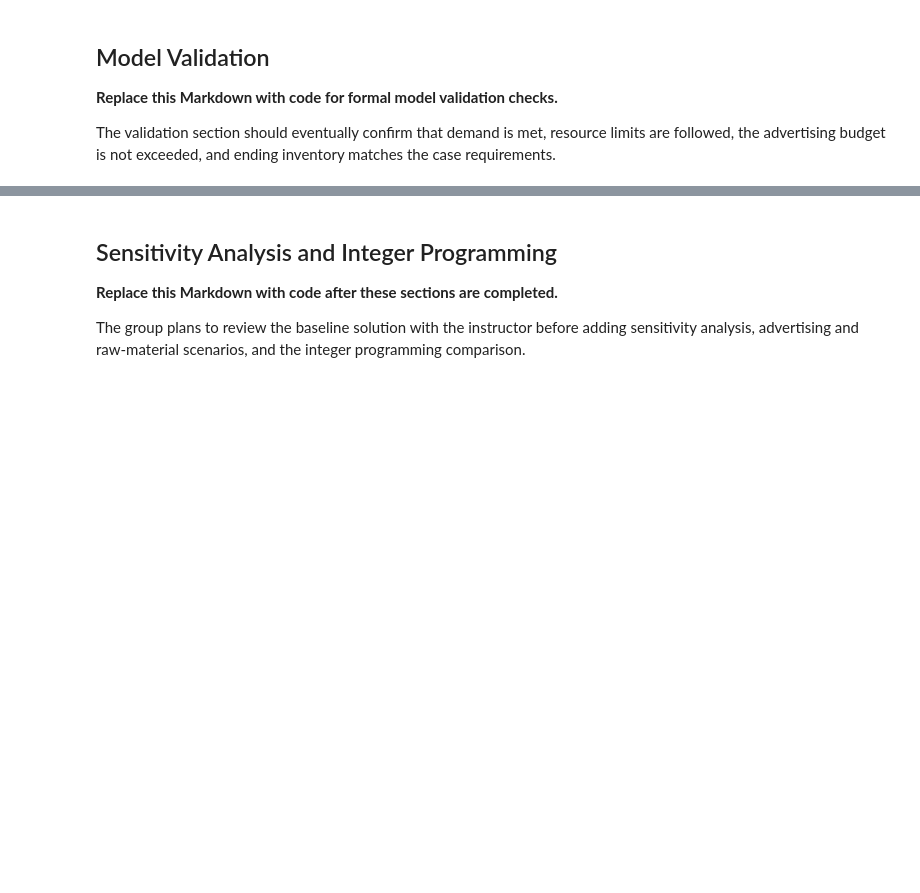
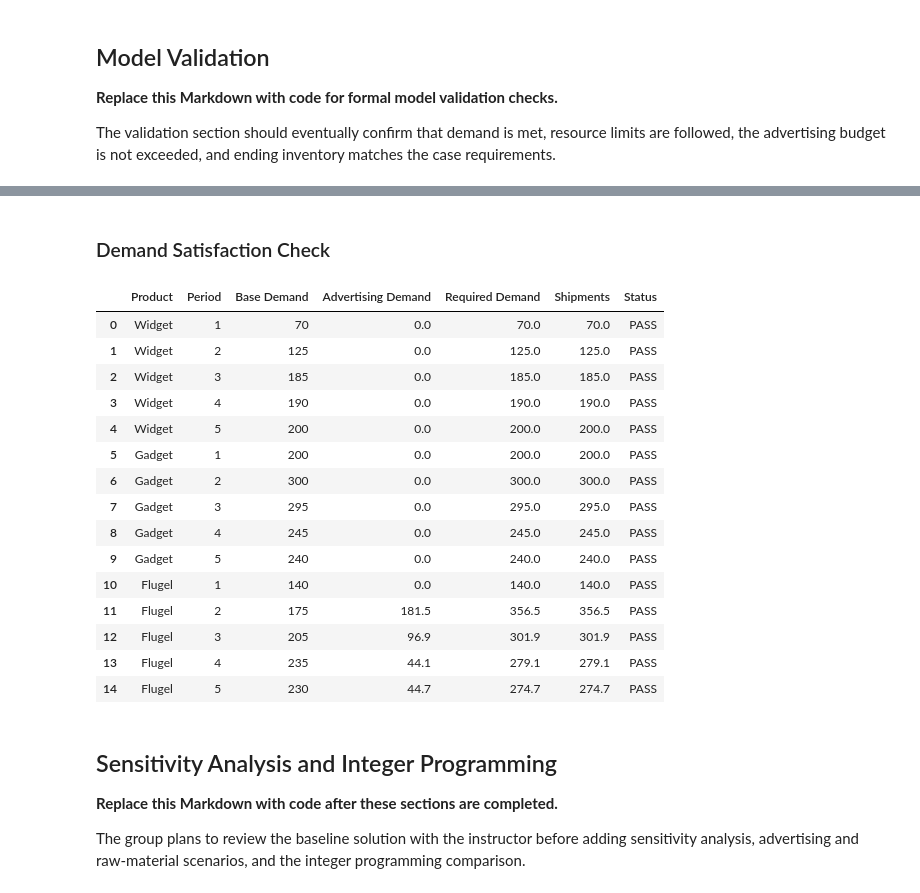
Before and after one commit to saminjune24/NU_Industries_Decision_Analytics, a Jupyter notebook: NU_Industries.ipynb, the cells around one changed output, grey strips where cells are left out. Saved outputs shown, nothing was run; the diff lists cells and outputs as text; code cells hidden in the pictures; blank space fills up the shorter version.

```diff
--- a/NU_Industries.ipynb
+++ b/NU_Industries.ipynb
@@ -637,0 +863,20 @@ The validation section should eventually confirm that demand is met, resource li
+# %%
+# validate ending inventory
+ending_inventory_results = []
+
+for product in products:
+    for plant in plants:
+        ending_inventory_results.append({
+            "Product": product,
+            "Plant": plant,
+            "Ending Inventory": inventory[(product, plant, 5)].varValue,
+            "Status": (
+                "PASS"
+                if abs(inventory[(product, plant, 5)].varValue) <= tolerance
+                else "FAIL"
+            )
+        })
+
+ending_inventory_validation = pd.DataFrame(ending_inventory_results)
+
+ending_inventory_validation.round(1)
@@ -638,3 +929,59 @@ The validation section should eventually confirm that demand is met, resource li
+# %% [markdown]
+### Demand Satisfaction Check
+# %%
+# validate demand satisfaction
+demand_validation_results = []
+
+for product in products:
+    for period in periods:
+        total_shipments = sum(
+            shipment[(product, plant, period)].varValue
+            for plant in plants
+        )
+
+        base_required_demand = base_demand[(product, period)]
+
+        if period == 1:
+            advertising_demand = 0
+        else:
+            advertising_demand = advertising[(product, period - 1)].varValue
+
+        required_demand = base_required_demand + advertising_demand
+
+        demand_validation_results.append({
+            "Product": product,
+            "Period": period,
+            "Base Demand": base_required_demand,
+            "Advertising Demand": advertising_demand,
+            "Required Demand": required_demand,
+            "Shipments": total_shipments,
+            "Status": (
+                "PASS"
+                if abs(total_shipments - required_demand) <= tolerance
+                else "FAIL"
+            )
+        })
+
+demand_validation = pd.DataFrame(demand_validation_results)
+
+demand_validation.round(1)
+# %% [output]
+|  | Product | Period | Base Demand | Advertising Demand | Required Demand | Shipments | Status |
+| 0 | Widget | 1 | 70 | 0.0 | 70.0 | 70.0 | PASS |
+| 1 | Widget | 2 | 125 | 0.0 | 125.0 | 125.0 | PASS |
+| 2 | Widget | 3 | 185 | 0.0 | 185.0 | 185.0 | PASS |
+| 3 | Widget | 4 | 190 | 0.0 | 190.0 | 190.0 | PASS |
+| 4 | Widget | 5 | 200 | 0.0 | 200.0 | 200.0 | PASS |
+| 5 | Gadget | 1 | 200 | 0.0 | 200.0 | 200.0 | PASS |
+| 6 | Gadget | 2 | 300 | 0.0 | 300.0 | 300.0 | PASS |
+| 7 | Gadget | 3 | 295 | 0.0 | 295.0 | 295.0 | PASS |
+| 8 | Gadget | 4 | 245 | 0.0 | 245.0 | 245.0 | PASS |
+| 9 | Gadget | 5 | 240 | 0.0 | 240.0 | 240.0 | PASS |
+| 10 | Flugel | 1 | 140 | 0.0 | 140.0 | 140.0 | PASS |
+| 11 | Flugel | 2 | 175 | 181.5 | 356.5 | 356.5 | PASS |
+| 12 | Flugel | 3 | 205 | 96.9 | 301.9 | 301.9 | PASS |
+| 13 | Flugel | 4 | 235 | 44.1 | 279.1 | 279.1 | PASS |
+| 14 | Flugel | 5 | 230 | 44.7 | 274.7 | 274.7 | PASS |
 # %% [markdown]
 ## Sensitivity Analysis and Integer Programming
 
```
Also changed, not shown: parts of 21 cells of this notebook.
